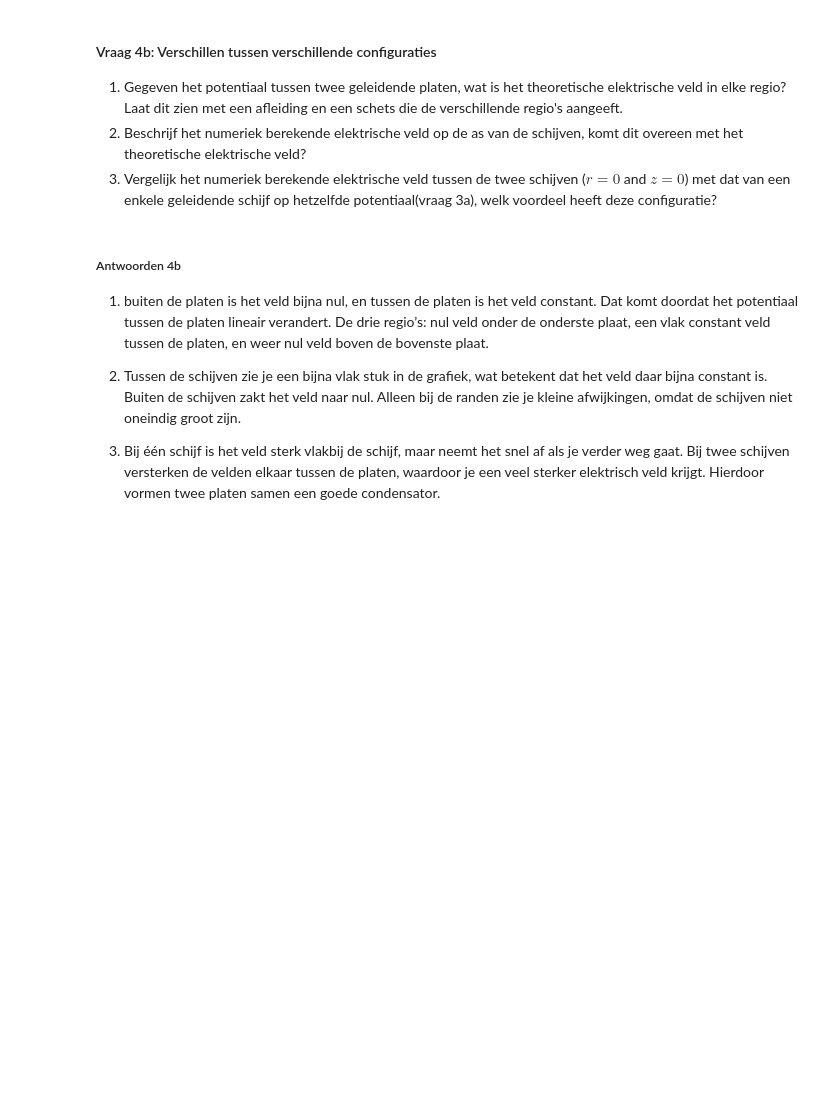
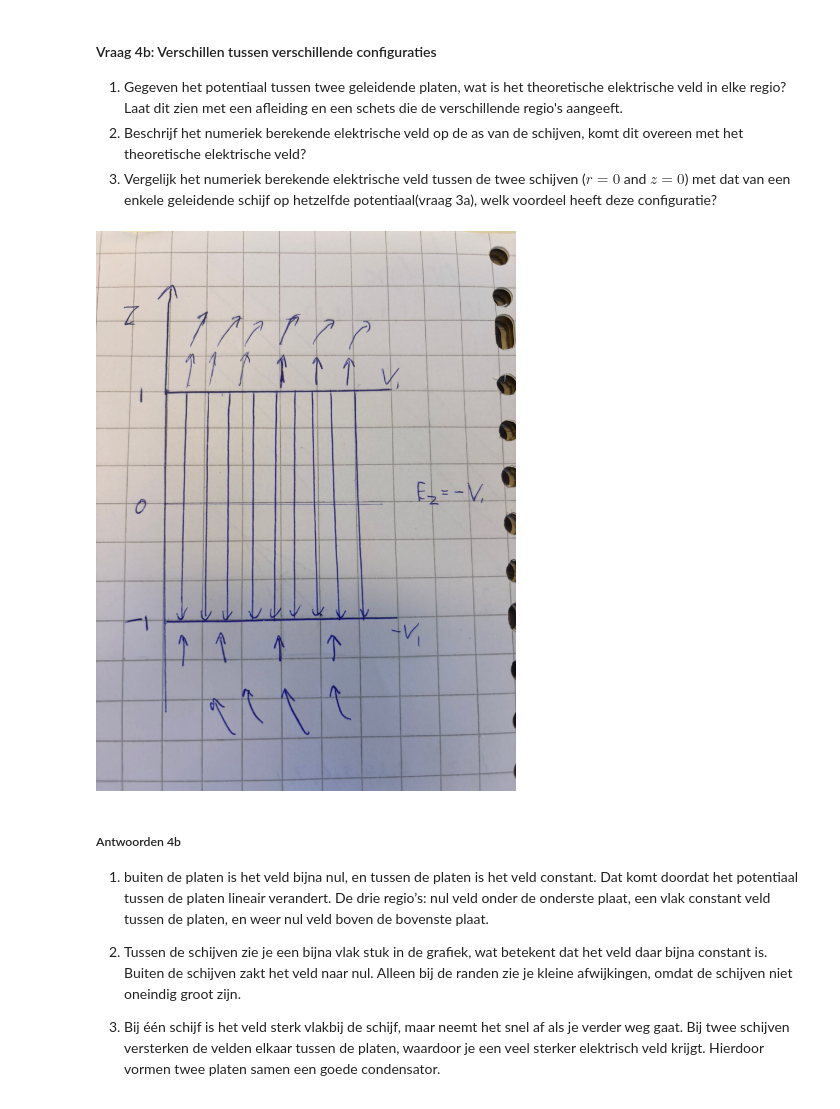
Before and after one commit to Monjano/DEF-D-MONJANO-SCHEBAL, a Jupyter notebook: DigitaleOntwerpopdrachten/1CondensatorOpdracht/CondensatorOntwerpopdracht (1).ipynb, the cells around one changed output. Cells and saved outputs as stored; diff of their text form; code cells hidden in the pictures; blank space fills up the shorter version.

```diff
--- a/DigitaleOntwerpopdrachten/1CondensatorOpdracht/CondensatorOntwerpopdracht (1).ipynb
+++ b/DigitaleOntwerpopdrachten/1CondensatorOpdracht/CondensatorOntwerpopdracht (1).ipynb
@@ -678,6 +662,10 @@ plt.show()
 1. Gegeven het potentiaal tussen twee geleidende platen, wat is het theoretische elektrische veld in elke regio? Laat dit zien met een afleiding en een schets die de verschillende regio's aangeeft.
 2. Beschrijf het numeriek berekende elektrische veld op de as van de schijven, komt dit overeen met het theoretische elektrische veld?
 3. Vergelijk het numeriek berekende elektrische veld tussen de twee schijven ($r=0$ and $z=0$) met dat van een enkele geleidende schijf op hetzelfde potentiaal(vraag 3a), welk voordeel heeft deze configuratie?
+# %%
+display(Image("vraag4b.jpeg", width=500))
+# %% [output]
+[figure, added]
 # %% [markdown]
 ##### Antwoorden 4b
 1. buiten de platen is het veld bijna nul, en tussen de platen is het veld constant. Dat komt doordat het potentiaal tussen de platen lineair verandert. De drie regio’s: nul veld onder de onderste plaat, een vlak constant veld tussen de platen, en weer nul veld boven de bovenste plaat.
```
Also changed, not shown: parts of 24 cells of this notebook, 3 other files.
